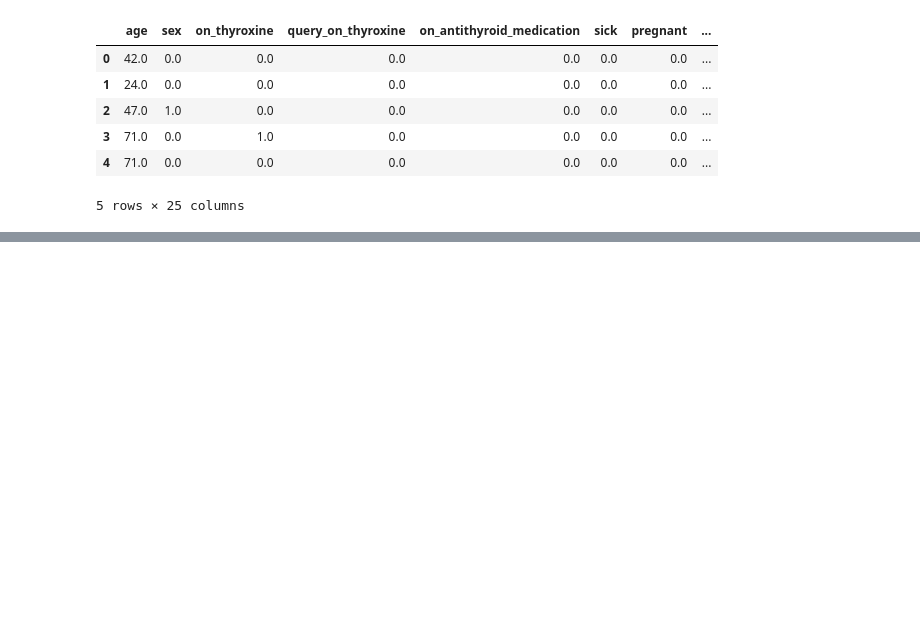
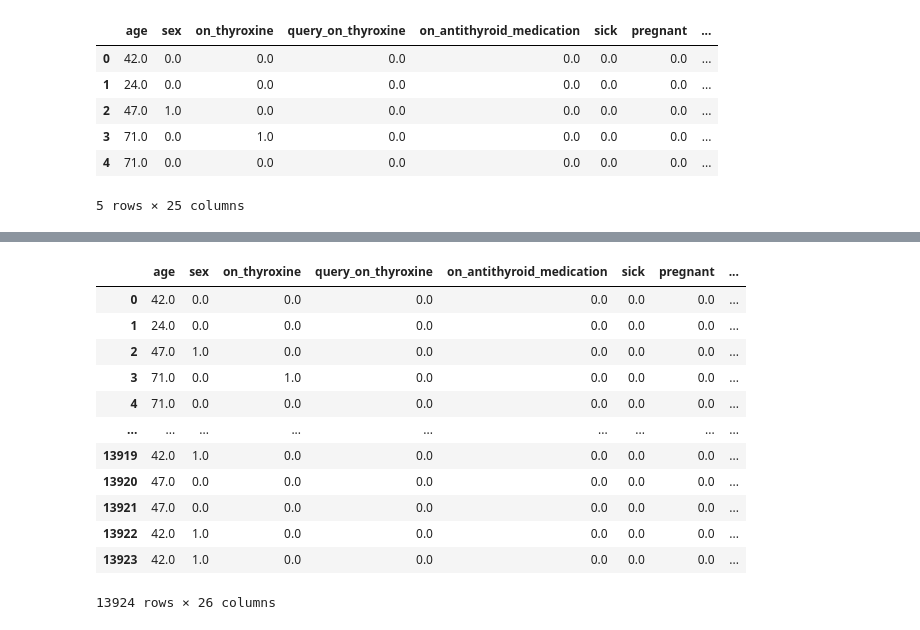
Before and after one commit to AbhishekPalsra/Thyroid_Disease_Detection, a Jupyter notebook: notebook/preprocessing_thyroid.ipynb, the cells around one changed output, grey strips where cells are left out. Saved outputs shown, nothing was run; the diff lists cells and outputs as text; code cells hidden in the pictures; blank space fills up the shorter version.

```diff
--- a/notebook/preprocessing_thyroid.ipynb
+++ b/notebook/preprocessing_thyroid.ipynb
@@ -507,0 +615,23 @@ X_sampled.head()
+# %%
+
+def create_clusters(data,number_of_clusters):
+        """
+                                Method Name: create_clusters
+                                Description: Create a new dataframe consisting of the cluster information.
+                                Output: A datframe with cluster column
+                                On Failure: Raise Exception
+
+      """
+
+        try:
+            kmeans = KMeans(n_clusters=number_of_clusters, init='k-means++', random_state=42)
+
+            y_kmeans=kmeans.fit_predict(data) #  divide data into clusters
+
+
+            data['Cluster']=y_kmeans  # create a new column in dataset for storing the cluster information
+            print('succesfully created '+str(f"{number_of_clusters}")+ ' clusters. Exited the create_clusters method of the KMeansClustering class')
+            return data
+
+        except Exception as e:
+          print(e)
@@ -507,0 +644,17 @@ X_sampled.head()
+# %%
+
+X_sampled
+# %% [output]
+|  | age | sex | on_thyroxine | query_on_thyroxine | on_antithyroid_medication | sick | pregnant | ... |
+| 0 | 42.0 | 0.0 | 0.0 | 0.0 | 0.0 | 0.0 | 0.0 | ... |
+| 1 | 24.0 | 0.0 | 0.0 | 0.0 | 0.0 | 0.0 | 0.0 | ... |
+| 2 | 47.0 | 1.0 | 0.0 | 0.0 | 0.0 | 0.0 | 0.0 | ... |
+| 3 | 71.0 | 0.0 | 1.0 | 0.0 | 0.0 | 0.0 | 0.0 | ... |
+| 4 | 71.0 | 0.0 | 0.0 | 0.0 | 0.0 | 0.0 | 0.0 | ... |
+| ... | ... | ... | ... | ... | ... | ... | ... | ... |
+| 13919 | 42.0 | 1.0 | 0.0 | 0.0 | 0.0 | 0.0 | 0.0 | ... |
+| 13920 | 47.0 | 0.0 | 0.0 | 0.0 | 0.0 | 0.0 | 0.0 | ... |
+| 13921 | 47.0 | 0.0 | 0.0 | 0.0 | 0.0 | 0.0 | 0.0 | ... |
+| 13922 | 42.0 | 1.0 | 0.0 | 0.0 | 0.0 | 0.0 | 0.0 | ... |
+| 13923 | 42.0 | 1.0 | 0.0 | 0.0 | 0.0 | 0.0 | 0.0 | ... |
+13924 rows × 26 columns
```
Also changed, not shown: parts of 28 cells of this notebook.
